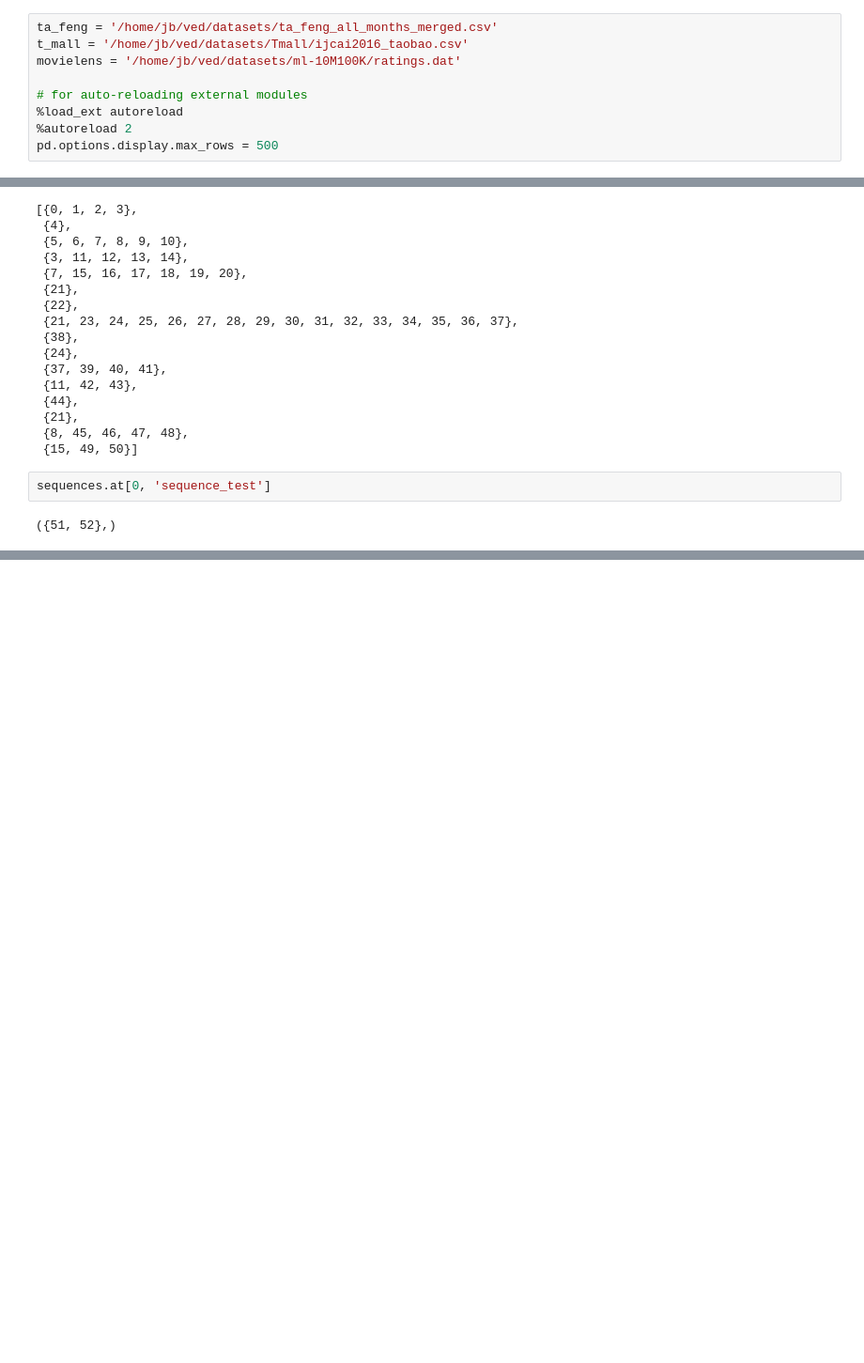
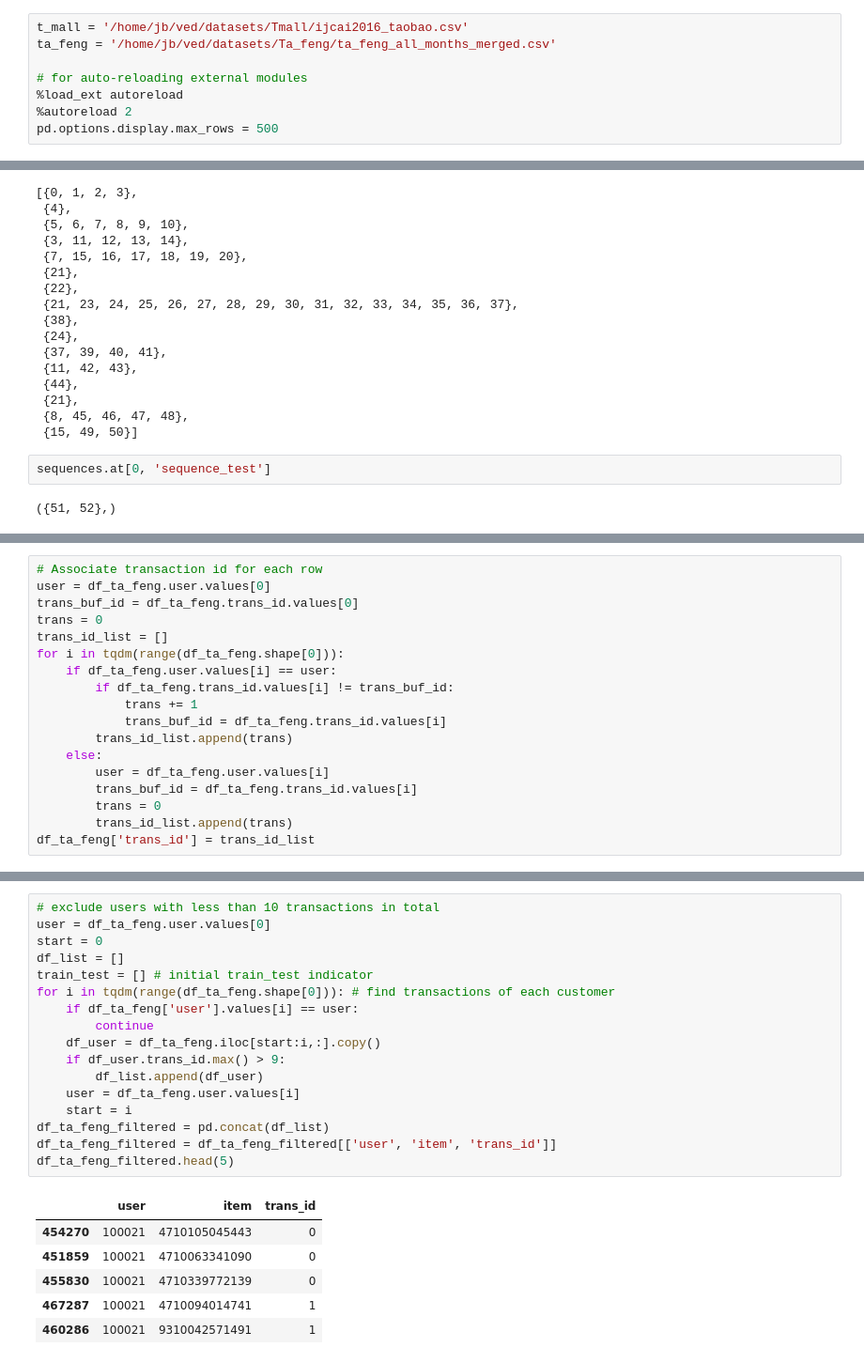
Before and after one commit to jbgriesner/seq_markov_reco_preprocess, a Jupyter notebook: Processing for Recommendation and Sequences Database.ipynb, the cells around one changed output, grey strips where cells are left out. Shown at 94% size. Saved outputs shown, nothing was run; the diff lists cells and outputs as text; blank space fills up the shorter version.

```diff
--- a/Processing for Recommendation and Sequences Database.ipynb
+++ b/Processing for Recommendation and Sequences Database.ipynb
@@ -8,9 +8,8 @@ from datetime import datetime
 
 from src.utils import train_tune_test_split, filter_rows, get_count
 # %%
-ta_feng = '/home/jb/ved/datasets/ta_feng_all_months_merged.csv'
 t_mall = '/home/jb/ved/datasets/Tmall/ijcai2016_taobao.csv'
-movielens = '/home/jb/ved/datasets/ml-10M100K/ratings.dat'
+ta_feng = '/home/jb/ved/datasets/Ta_feng/ta_feng_all_months_merged.csv'
 
 # for auto-reloading external modules
 %load_ext autoreload
@@ -215,0 +224,18 @@ sequences.at[0, 'sequence_test']
+# %%
+# Associate transaction id for each row
+user = df_ta_feng.user.values[0]
+trans_buf_id = df_ta_feng.trans_id.values[0]
+trans = 0
+trans_id_list = []
+for i in tqdm(range(df_ta_feng.shape[0])):
+    if df_ta_feng.user.values[i] == user:
+        if df_ta_feng.trans_id.values[i] != trans_buf_id:
+            trans += 1
+            trans_buf_id = df_ta_feng.trans_id.values[i]
+        trans_id_list.append(trans)
+    else:
+        user = df_ta_feng.user.values[i]
+        trans_buf_id = df_ta_feng.trans_id.values[i]
+        trans = 0
+        trans_id_list.append(trans)
+df_ta_feng['trans_id'] = trans_id_list
@@ -215,0 +254,24 @@ sequences.at[0, 'sequence_test']
+# %%
+# exclude users with less than 10 transactions in total
+user = df_ta_feng.user.values[0]
+start = 0
+df_list = []
+train_test = [] # initial train_test indicator
+for i in tqdm(range(df_ta_feng.shape[0])): # find transactions of each customer
+    if df_ta_feng['user'].values[i] == user:
+        continue
+    df_user = df_ta_feng.iloc[start:i,:].copy()
+    if df_user.trans_id.max() > 9:
+        df_list.append(df_user)
+    user = df_ta_feng.user.values[i]
+    start = i
+df_ta_feng_filtered = pd.concat(df_list)
+df_ta_feng_filtered = df_ta_feng_filtered[['user', 'item', 'trans_id']]
+df_ta_feng_filtered.head(5)
+# %% [output]
+|  | user | item | trans_id |
+| 454270 | 100021 | 4710105045443 | 0 |
+| 451859 | 100021 | 4710063341090 | 0 |
+| 455830 | 100021 | 4710339772139 | 0 |
+| 467287 | 100021 | 4710094014741 | 1 |
+| 460286 | 100021 | 9310042571491 | 1 |
```
Also changed, not shown: parts of 13 cells of this notebook.
